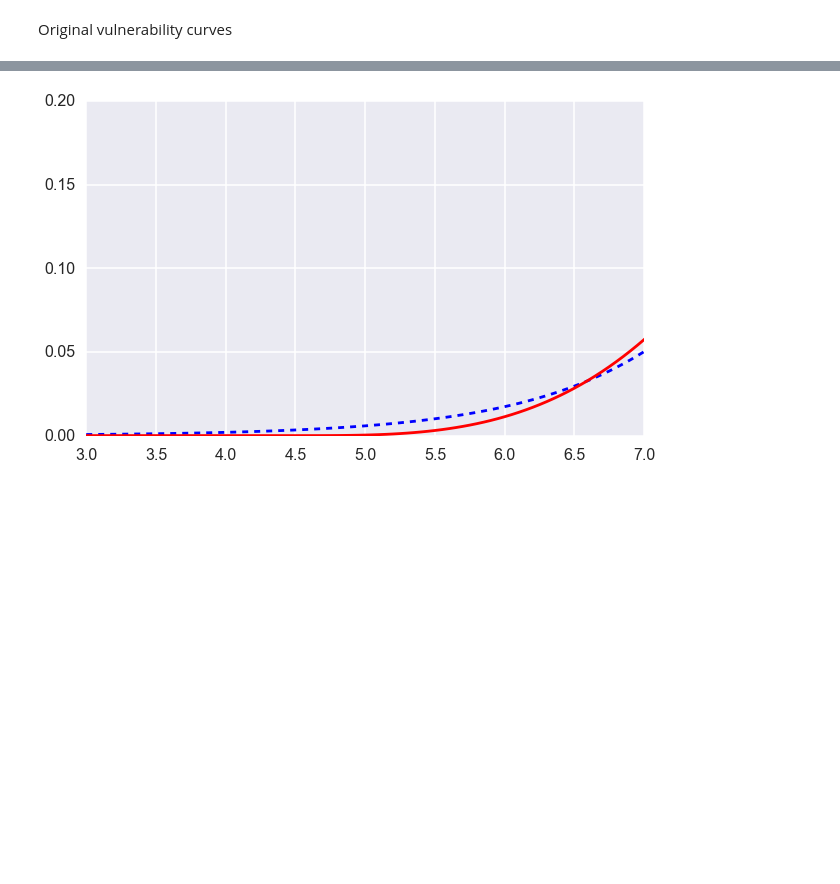
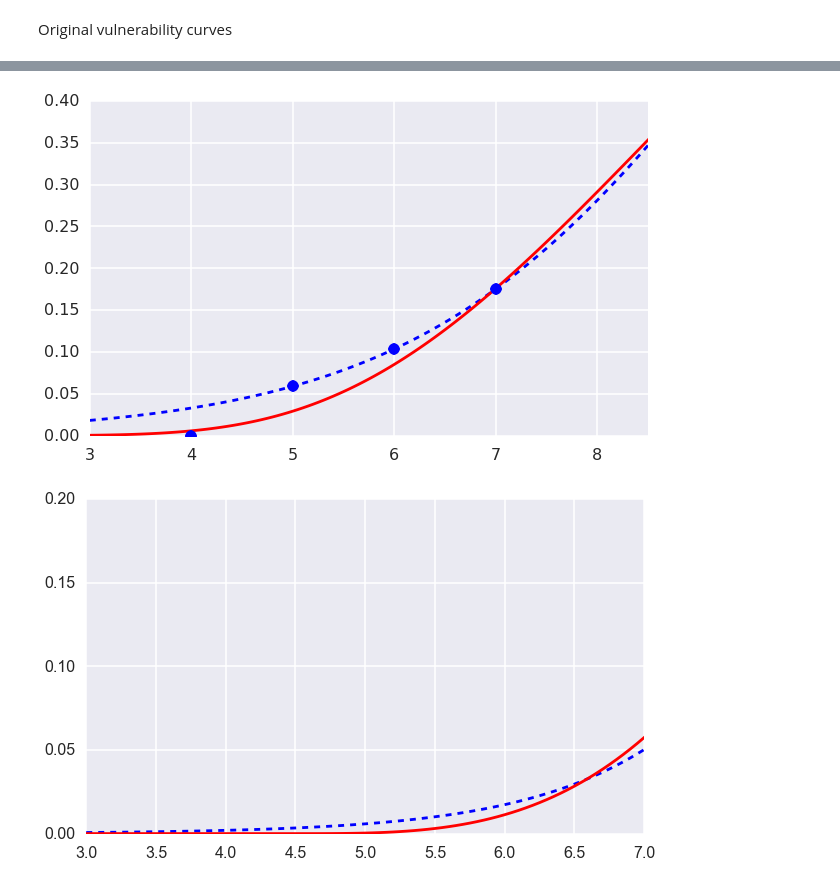
Before and after one commit to dynaryu/scenario_Sydney, a Jupyter notebook: code/creating_fragility.ipynb, the cells around one changed output, grey strips where cells are left out. Saved outputs shown, nothing was run; the diff lists cells and outputs as text; code cells hidden in the pictures; blank space fills up the shorter version.

```diff
--- a/code/creating_fragility.ipynb
+++ b/code/creating_fragility.ipynb
@@ -79,0 +80,62 @@ plt.ylabel('Loss ratio')
+# %%
+def fit_vul_lognorm(bldg_type, vintage, med, lnstd, xmax, ymax):
+
+    vul_curves = vul[bldg_type][vintage]
+
+    # only displays 5, 6, 7
+    selected_mmi_pts= [5, 6, 7]
+    selected_mmi_idx = [np.where(np.isclose(mmi_range,x))[0][0]
+                        for x in selected_mmi_pts]
+
+    # Presented
+    cdf_logcdf = stats.lognorm.cdf(mmi_range, lnstd, scale=med)
+
+    fig = plt.figure(figsize=(10,6))
+    ax = plt.subplot()
+    ax.plot(mmi_range, vul_curves,'b--',
+            mmi_range, cdf_logcdf, 'r-',
+            4, 0.0, 'bo',
+           selected_mmi_pts, vul_curves[selected_mmi_idx],'bo')
+    ax.set_xlim([3, xmax])
+    ax.set_ylim([0, ymax])
+
+bldg_select = widgets.Dropdown(options=vul.keys(), value='Timber',
+                             description="Bldg type")
+
+vintage_select = widgets.Dropdown(options=vul['Timber'].keys(), value='Pre1945',
+                             description="Vintage")
+
+xmax_select = widgets.FloatSlider(min=7.0,
+                                     max=10,
+                                     step=0.5,
+                                     value=7.0,
+                                     description='xmax')
+
+ymax_select = widgets.FloatSlider(min=0.05,
+                                     max=1.0,
+                                     step=0.05,
+                                     value=0.1,
+                                     description='ymax')
+
+med_select = widgets.FloatSlider(min=4.0,
+                                     max=20,
+                                     step=0.1,
+                                     value=7,
+                                     description='median')
+
+lnstd_select = widgets.FloatSlider(min=0.0,
+                                     max=1.0,
+                                     step=0.01,
+                                     value=0.1,
+                                     description='lnstd')
+
+w = interactive(fit_vul_lognorm,
+               bldg_type = bldg_select,
+               vintage = vintage_select,
+               xmax=xmax_select,
+               ymax=ymax_select,
+               med= med_select,
+               lnstd = lnstd_select)
+display(w)
+# %% [output]
+[figure, added]
```
Also changed, not shown: parts of 2 cells of this notebook.
